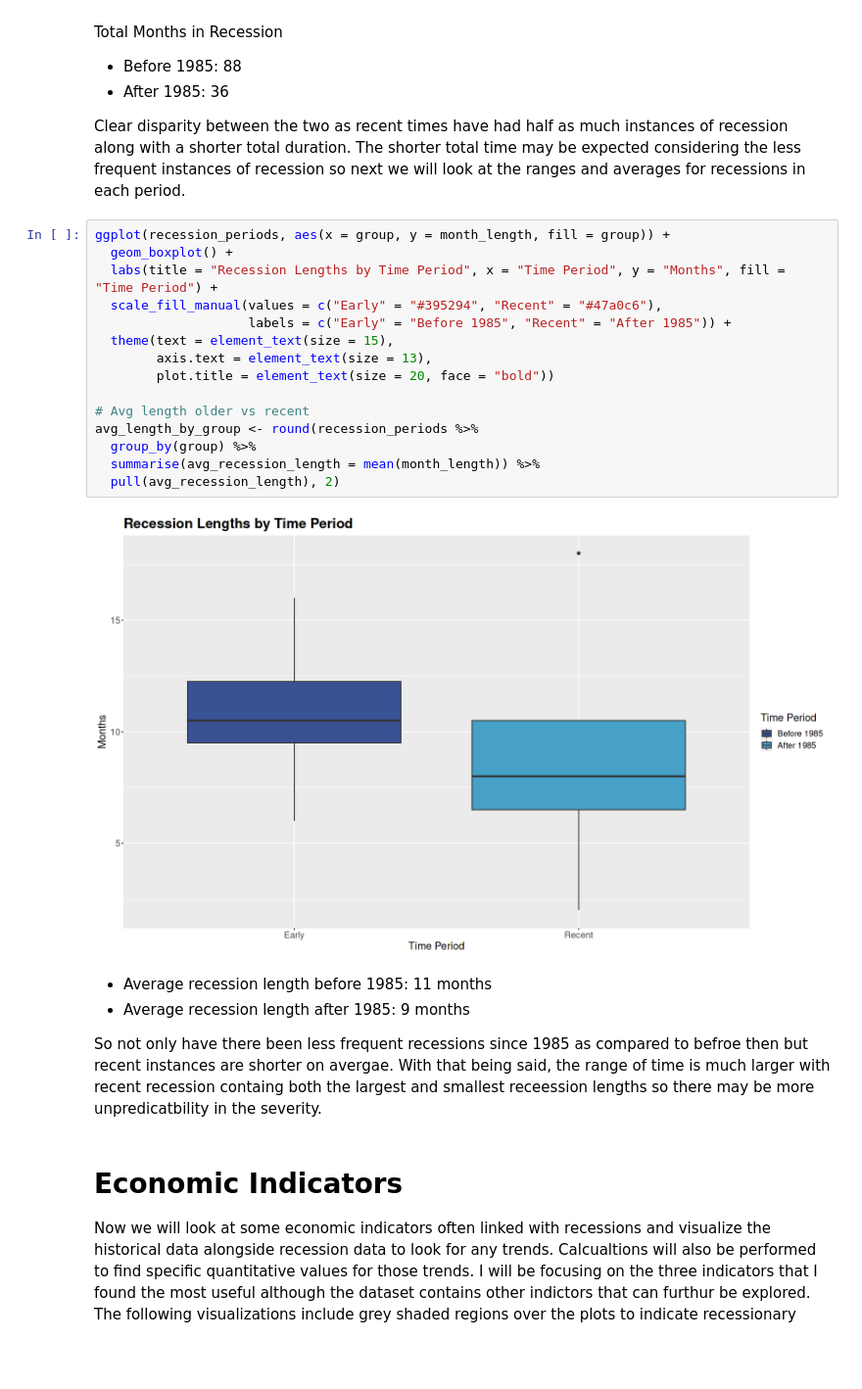
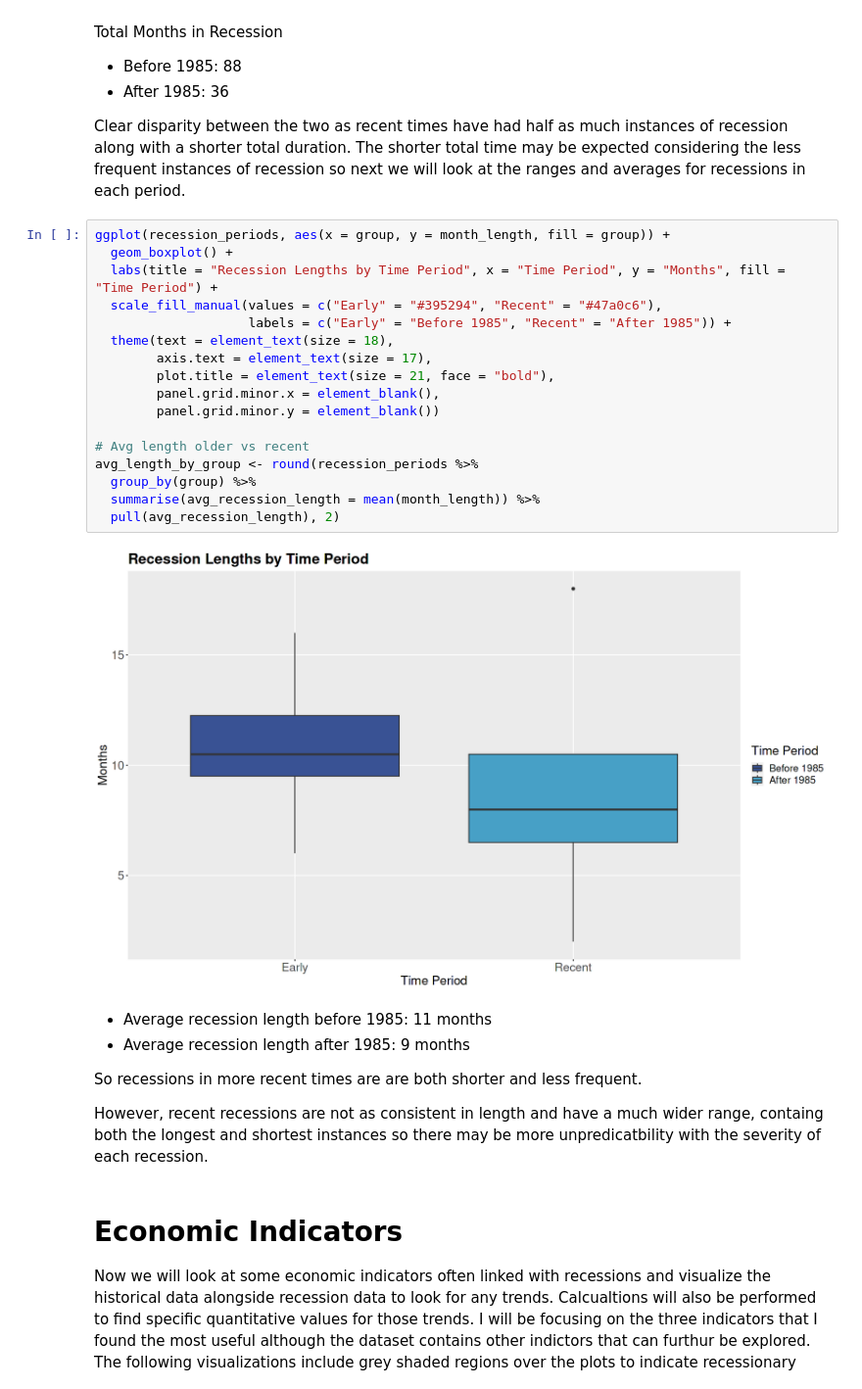
Before and after one commit to Kevin-Trivino/Recessions-Economic-Indicators-Analysis, a Jupyter notebook: recessions-and-economic-indicators-eda.ipynb, the cells around one changed output. Shown at 98% size. Drawn from its saved outputs; the diff is of its cells as text; blank space fills up the shorter version.

```diff
--- a/recessions-and-economic-indicators-eda.ipynb
+++ b/recessions-and-economic-indicators-eda.ipynb
@@ -327,26 +364,29 @@ Clear disparity between the two as recent times have had half as much instances
 # %%
 ggplot(recession_periods, aes(x = group, y = month_length, fill = group)) +
   geom_boxplot() +
   labs(title = "Recession Lengths by Time Period", x = "Time Period", y = "Months", fill = "Time Period") +
   scale_fill_manual(values = c("Early" = "#395294", "Recent" = "#47a0c6"),
                     labels = c("Early" = "Before 1985", "Recent" = "After 1985")) +
-  theme(text = element_text(size = 15),
-        axis.text = element_text(size = 13),
-        plot.title = element_text(size = 20, face = "bold"))
+  theme(text = element_text(size = 18),
+        axis.text = element_text(size = 17),
+        plot.title = element_text(size = 21, face = "bold"),
+        panel.grid.minor.x = element_blank(),
+        panel.grid.minor.y = element_blank())
 
 # Avg length older vs recent
 avg_length_by_group <- round(recession_periods %>%
   group_by(group) %>%
   summarise(avg_recession_length = mean(month_length)) %>%
   pull(avg_recession_length), 2)
 # %% [output]
-[figure, old version]
+[figure, new version]
 # %% [markdown]
 - Average recession length before 1985: 11 months
 - Average recession length after 1985: 9 months
 
-So not only have there been less frequent recessions since 1985 as compared to befroe then but recent instances are shorter on avergae.
-With that being said, the range of time is much larger with recent recession containg both the largest and smallest receession lengths so there may be more unpredicatbility in the severity.
+So recessions in more recent times are are both shorter and less frequent.
+
+However, recent recessions are not as consistent in length and have a much wider range, containg both the longest and shortest instances so there may be more unpredicatbility with the severity of each recession.
 # %% [markdown]
 # Economic Indicators
 Now we will look at some economic indicators often linked with recessions and visualize the historical data alongside recession data to look for any trends. Calcualtions will also be performed to find specific quantitative values for those trends. I will be focusing on the three indicators that I found the most useful although the dataset contains other indictors that can furthur be explored.
```
Also changed, not shown: parts of 18 cells of this notebook.
